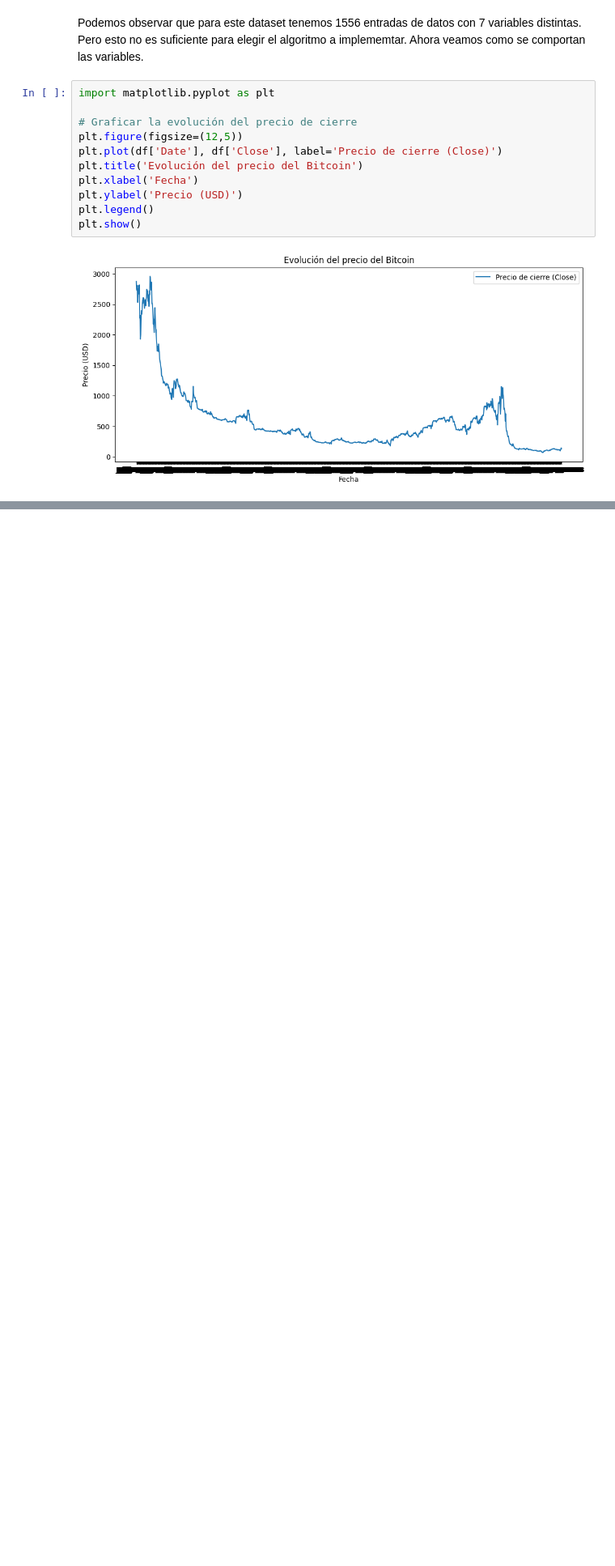
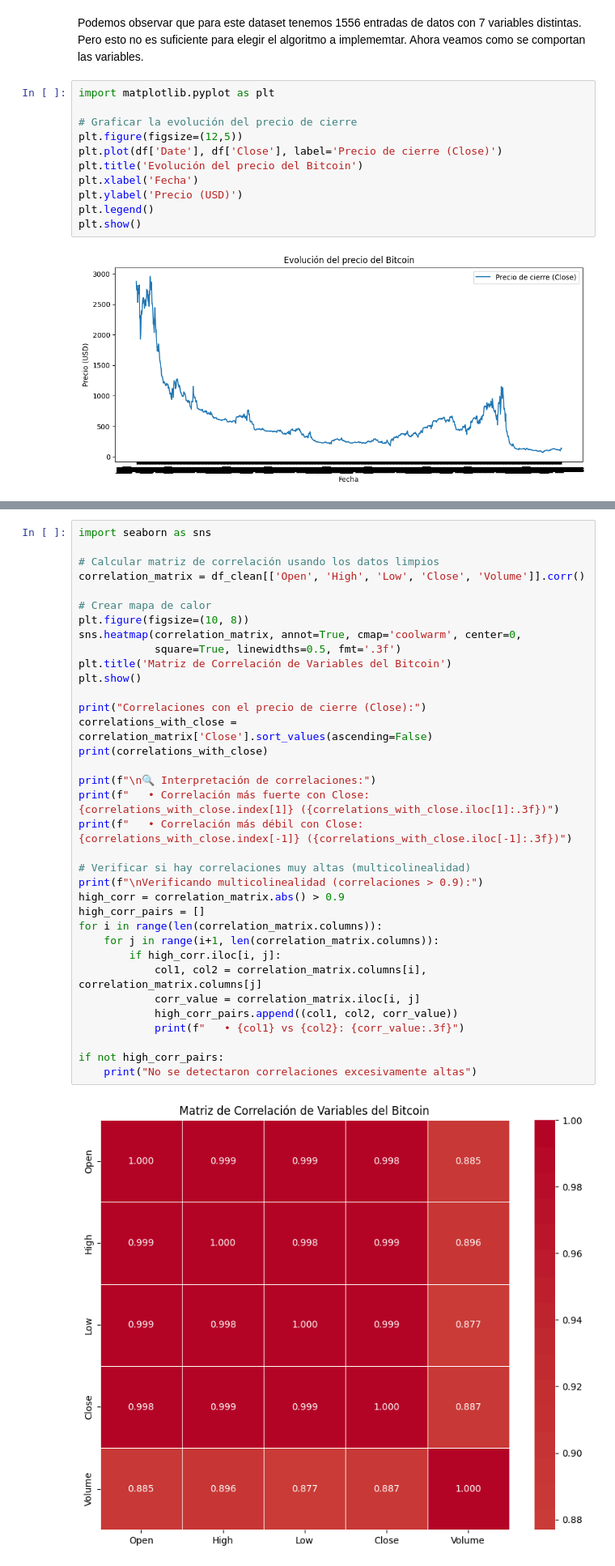
Before and after one commit to rooseveltalej/Mariantonieta-IA2, a Jupyter notebook: notebooks/bitcoin_notebook.ipynb, the cells around one changed output, grey strips where cells are left out. Shown: that part at 81% size. Saved outputs shown, nothing was run; the diff lists cells and outputs as text; blank space fills up the shorter version.

```diff
--- a/notebooks/bitcoin_notebook.ipynb
+++ b/notebooks/bitcoin_notebook.ipynb
@@ -58,0 +273,37 @@ Veamos este gráfico de la tendecia del precio del bitcoin. Se puede apreciar qu
+# %%
+import seaborn as sns
+
+# Calcular matriz de correlación usando los datos limpios
+correlation_matrix = df_clean[['Open', 'High', 'Low', 'Close', 'Volume']].corr()
+
+# Crear mapa de calor
+plt.figure(figsize=(10, 8))
+sns.heatmap(correlation_matrix, annot=True, cmap='coolwarm', center=0,
+            square=True, linewidths=0.5, fmt='.3f')
+plt.title('Matriz de Correlación de Variables del Bitcoin')
+plt.show()
+
+print("Correlaciones con el precio de cierre (Close):")
+correlations_with_close = correlation_matrix['Close'].sort_values(ascending=False)
+print(correlations_with_close)
+
+print(f"\n🔍 Interpretación de correlaciones:")
+print(f"   • Correlación más fuerte con Close: {correlations_with_close.index[1]} ({correlations_with_close.iloc[1]:.3f})")
+print(f"   • Correlación más débil con Close: {correlations_with_close.index[-1]} ({correlations_with_close.iloc[-1]:.3f})")
+
+# Verificar si hay correlaciones muy altas (multicolinealidad)
+print(f"\nVerificando multicolinealidad (correlaciones > 0.9):")
+high_corr = correlation_matrix.abs() > 0.9
+high_corr_pairs = []
+for i in range(len(correlation_matrix.columns)):
+    for j in range(i+1, len(correlation_matrix.columns)):
+        if high_corr.iloc[i, j]:
+            col1, col2 = correlation_matrix.columns[i], correlation_matrix.columns[j]
+            corr_value = correlation_matrix.iloc[i, j]
+            high_corr_pairs.append((col1, col2, corr_value))
+            print(f"   • {col1} vs {col2}: {corr_value:.3f}")
+
+if not high_corr_pairs:
+    print("No se detectaron correlaciones excesivamente altas")
+# %% [output]
+[figure, added]
```
Also changed, not shown: parts of 29 cells of this notebook.
